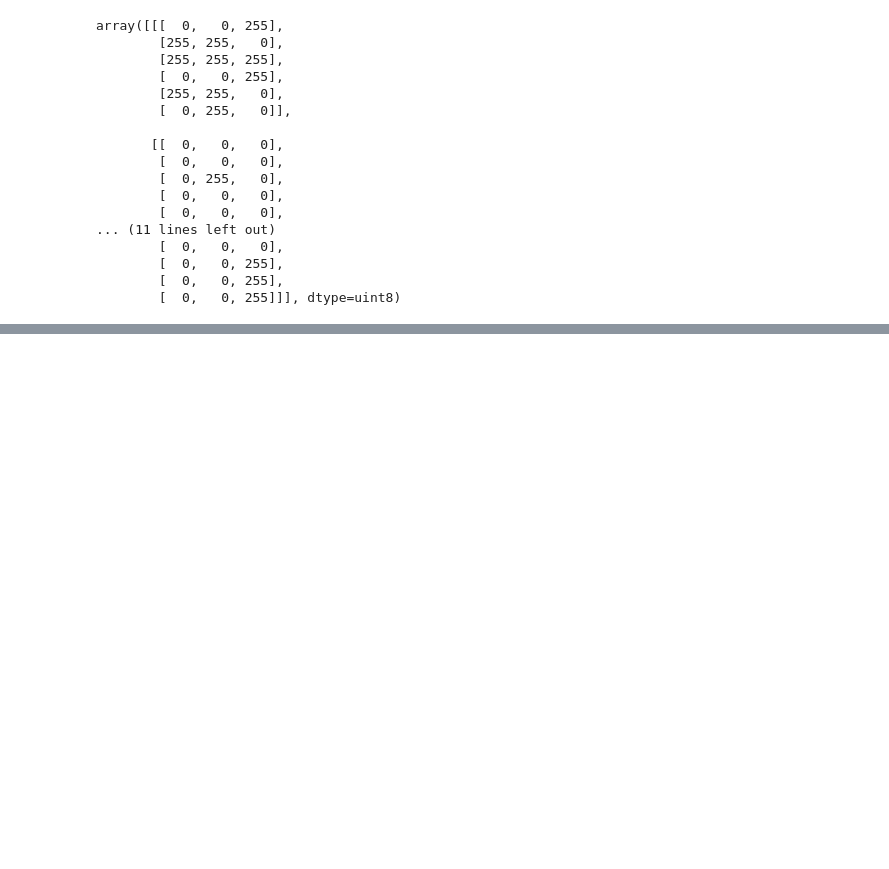
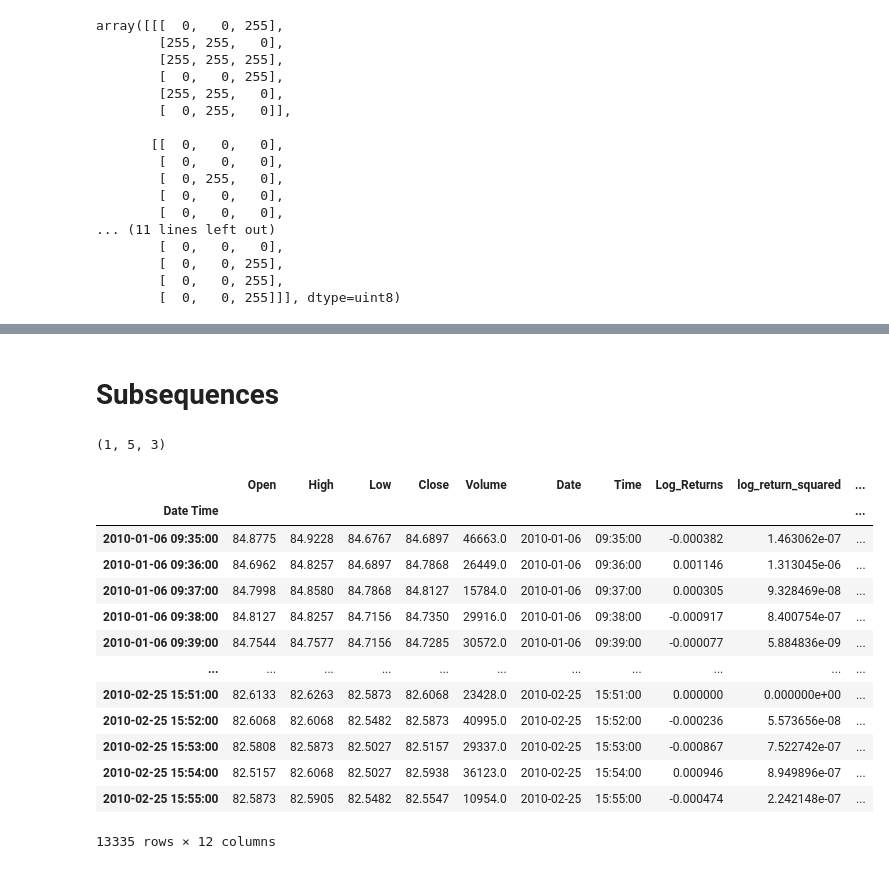
Before and after one commit to NicolasBuehringer/Bachelorarbeit, a Jupyter notebook: RV_calculation_new.ipynb, the cells around one changed output, grey strips where cells are left out. Drawn from its saved outputs; the diff is of its cells as text; code cells hidden in the pictures; blank space fills up the shorter version.

```diff
--- a/RV_calculation_new.ipynb
+++ b/RV_calculation_new.ipynb
@@ -461,0 +415,2 @@ NameError: name 'realized_volatility' is not defined
+# %%
+ibm_train_split["forward_RV"] = ibm_train_split["realized_vol"].shift(1)
@@ -461,0 +443,2 @@ NameError: name 'realized_volatility' is not defined
+# %% [markdown]
+# Subsequences
@@ -461,0 +481,4 @@ NameError: name 'realized_volatility' is not defined
+# %%
+b.shape
+# %% [output]
+(1, 5, 3)
@@ -461,0 +487,17 @@ NameError: name 'realized_volatility' is not defined
+# %%
+ibm_train_split_small
+# %% [output]
+|  | Open | High | Low | Close | Volume | Date | Time | Log_Returns | log_return_squared | ... |
+| Date Time |  |  |  |  |  |  |  |  |  | ... |
+| 2010-01-06 09:35:00 | 84.8775 | 84.9228 | 84.6767 | 84.6897 | 46663.0 | 2010-01-06 | 09:35:00 | -0.000382 | 1.463062e-07 | ... |
+| 2010-01-06 09:36:00 | 84.6962 | 84.8257 | 84.6897 | 84.7868 | 26449.0 | 2010-01-06 | 09:36:00 | 0.001146 | 1.313045e-06 | ... |
+| 2010-01-06 09:37:00 | 84.7998 | 84.8580 | 84.7868 | 84.8127 | 15784.0 | 2010-01-06 | 09:37:00 | 0.000305 | 9.328469e-08 | ... |
+| 2010-01-06 09:38:00 | 84.8127 | 84.8257 | 84.7156 | 84.7350 | 29916.0 | 2010-01-06 | 09:38:00 | -0.000917 | 8.400754e-07 | ... |
+| 2010-01-06 09:39:00 | 84.7544 | 84.7577 | 84.7156 | 84.7285 | 30572.0 | 2010-01-06 | 09:39:00 | -0.000077 | 5.884836e-09 | ... |
+| ... | ... | ... | ... | ... | ... | ... | ... | ... | ... | ... |
+| 2010-02-25 15:51:00 | 82.6133 | 82.6263 | 82.5873 | 82.6068 | 23428.0 | 2010-02-25 | 15:51:00 | 0.000000 | 0.000000e+00 | ... |
+| 2010-02-25 15:52:00 | 82.6068 | 82.6068 | 82.5482 | 82.5873 | 40995.0 | 2010-02-25 | 15:52:00 | -0.000236 | 5.573656e-08 | ... |
+| 2010-02-25 15:53:00 | 82.5808 | 82.5873 | 82.5027 | 82.5157 | 29337.0 | 2010-02-25 | 15:53:00 | -0.000867 | 7.522742e-07 | ... |
+| 2010-02-25 15:54:00 | 82.5157 | 82.6068 | 82.5027 | 82.5938 | 36123.0 | 2010-02-25 | 15:54:00 | 0.000946 | 8.949896e-07 | ... |
+| 2010-02-25 15:55:00 | 82.5873 | 82.5905 | 82.5482 | 82.5547 | 10954.0 | 2010-02-25 | 15:55:00 | -0.000474 | 2.242148e-07 | ... |
+13335 rows × 12 columns
```
Also changed, not shown: parts of 78 cells of this notebook, 2 other files.
